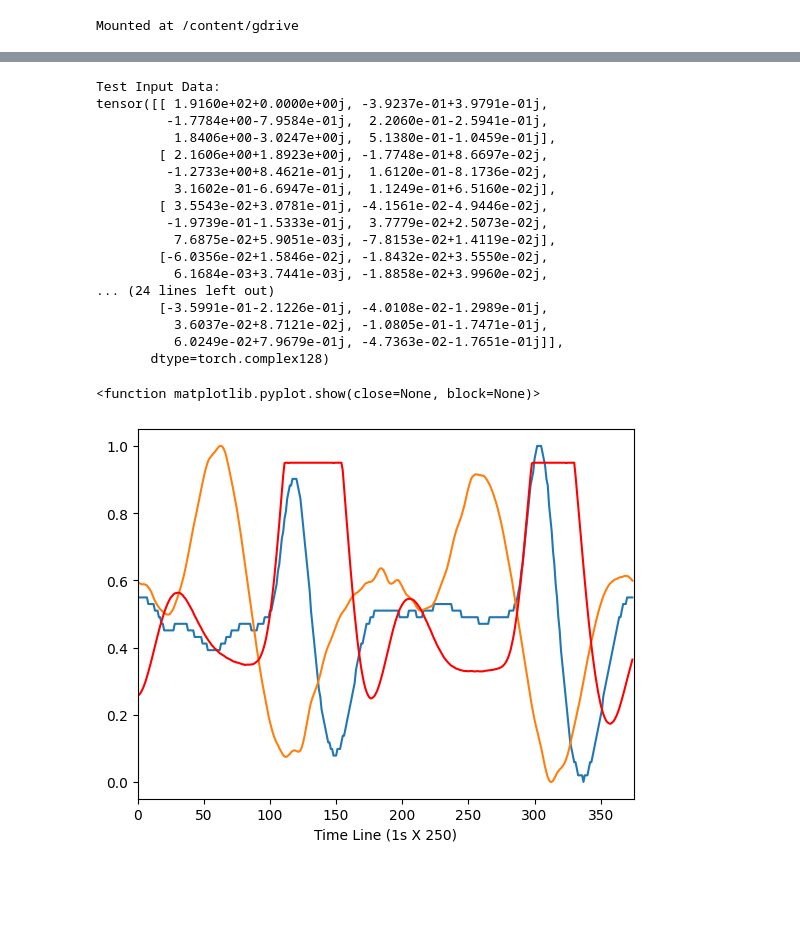
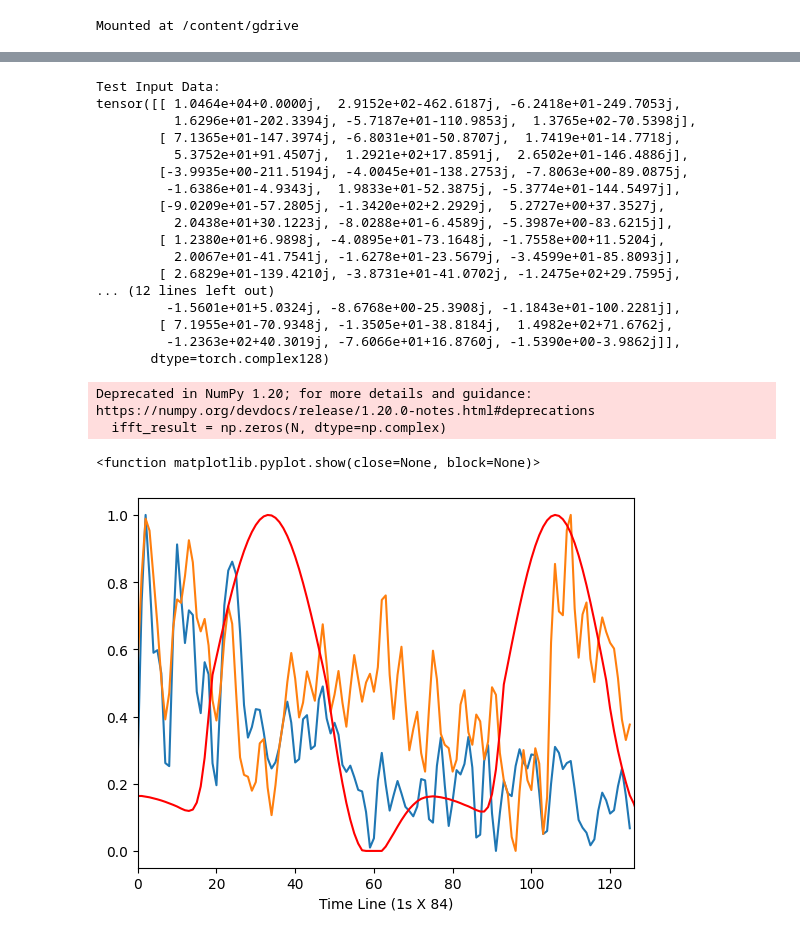
Before and after one commit to jihunyuk/Any, a Jupyter notebook: CVDNN.ipynb, the cells around one changed output, grey strips where cells are left out. Drawn from its saved outputs; the diff is of its cells as text; code cells hidden in the pictures; blank space fills up the shorter version.

```diff
--- a/CVDNN.ipynb
+++ b/CVDNN.ipynb
@@ -236,14 +230,14 @@ Deprecated in NumPy 1.20; for more details and guidance: https://numpy.org/devdo
 # %%
 input_data = []
-for i in range(100):
-  input_data.append(cal_fft(PPG_data_i[375*i:375*i+375,0]))
+for i in range(batch_size*200):
+  input_data.append(cal_fft(PPG_data_i[126*i:126*i+126,0]))
 
 input_data = torch.tensor(input_data)
 print(input_data.shape)
 
 target_data = []
-for i in range(100):
-  target_data.append(cal_fft(PPG_data_t[375*i:375*i+375,0]))
+for i in range(batch_size*200):
+  target_data.append(cal_fft(PPG_data_t[126*i:126*i+126,0]))
 
 target_data = torch.tensor(target_data)
 print(target_data.shape)
@@ -368,12 +362,12 @@ torch.Size([100, 6, 6])
 #                                 [-8.01307470e-01-1.17539870e+00j, -6.43716749e-01+1.84299500e-01j, 2.78554711e-01+5.28989825e-01j, 8.84357192e-01+8.97625293e-03j, -1.63172813e-01-1.54852574e-01j, -4.93067943e-01-5.41341393e-01j],
 #                                 [ 5.57833244e-01-5.09913114e-01j, 1.78262729e-01+3.37197619e-02j,-8.63511495e-01+1.58721666e-02j, -1.87782871e-01+1.20154923e-02j, 6.64601882e-01+1.24444247e-01j, 2.97823345e-01-2.87068753e-01j]])
 
-test_input_data = torch.tensor([[ 1.93042000e+02+0.00000000j,  4.09207601e-02+0.14651762j, 6.64054267e-01-0.76648741j, 5.44322995e-01+0.02088327j, -1.19760988e+00+0.39080878j, -1.55567378e+00+0.35742381j],
-                                [ 8.52866298e-01-0.95087898j,  1.44662111e+00-1.00689217j, -1.51995084e-01+0.20576122j,-2.62394085e-01+0.18778753j, -1.59327644e-01-0.11403948j, 3.24450807e-01-0.03612836j],
-                                [ 1.49310263e-01+0.02425299j, -2.16093316e-01-0.24106378j, -3.67346927e-03-0.14889485j, 1.84123591e-03+0.0302344j, 3.35397771e-03+0.04826655j, 5.09907722e-02-0.0527764j ],
-                                [ 4.50566258e-02-0.06332168j, -4.38758682e-03-0.03670718j, 8.11989295e-03-0.05389244j, -2.71283624e-03-0.04367939j,-5.53906445e-03-0.0607125j , 2.16992852e-02-0.0177252j ],
-                                [ 1.66607524e-02-0.04338699j,  1.84686592e-02-0.01756543j, 1.32633269e-02-0.05213726j, 3.89562439e-02-0.031745j, -1.02738596e-02-0.03492665j, 1.50654595e-02-0.02979708j],
-                                [ 6.65305590e-03-0.02148334j,  6.91621874e-05-0.00369673j, 1.94048965e-02-0.04556507j, -5.04140817e-06-0.0280051j ,8.26773303e-03-0.03383078j,  2.13253460e-02-0.02496391j]])
+test_input_data = torch.tensor([[ 4.57164000e+01+0.00000000e+00j, -9.51379277e-01+5.11330796e-01j, 3.74622065e+00-6.56355753e+00j,  1.25233783e+00+4.56066585e-02j, -1.07331891e+01-6.89883761e-02j, -1.40758264e+00-1.81633084e+00j],
+                                [ 5.30752865e+00+6.86827185e+00j, -1.02325371e+00+2.65794291e+00j, 2.14025841e+00-3.45869391e+00j,  1.91100068e+00+2.52267292e-01j, -2.04790398e+00-9.11180723e-01j, -1.43686395e-02-9.86235025e-01j],
+                                [-5.94704945e-01+1.43829790e+00j, -5.47066760e-01+5.28443594e-02j, 6.57704268e-01+3.31197655e-01j, -8.98900015e-02+7.18237350e-01j, 2.30125648e-01-2.12571376e-01j,  2.93160012e-01+4.80472898e-02j],
+                                [-5.38877611e-02-1.12646683e-01j, -1.03390184e-01-1.83206525e-01j, -1.01603056e-01+7.19123873e-02j, -1.25192000e-01-3.09967813e-02j, 2.05434280e-03+6.39246952e-02j, -3.99225964e-02+8.52201754e-02j],
+                                [ 5.01937826e-02+7.18690813e-02j,  2.98012589e-03+4.07512378e-02j, -4.21626872e-02-2.41175557e-02j, -8.04563945e-03+3.38911277e-03j, -4.70140147e-02+5.93328856e-02j, -3.17068336e-03+2.78125504e-02j],
+                                [-3.05647322e-02+7.33915538e-02j, -7.68340845e-02+3.79791839e-02j, -4.27713349e-02+7.55863168e-02j, -7.83351152e-03+2.12743640e-02j, 3.39653002e-02+2.31531603e-02j, -7.15244446e-02+5.21809420e-02j]])
 
 
 # 모델 예측
@@ -388,11 +382,11 @@ print("Predicted Output:")
 print(test_output.squeeze())
 
 # 결과 플롯팅
-plt.xlim(0,375)
-plt.xlabel('Time Line (1s X 250)')
+plt.xlim(0,126)
+plt.xlabel('Time Line (1s X 84)')
 plt.plot(cal_ifft(test_input_data))
 plt.plot(cal_ifft(test_output.squeeze()))
-plt.plot(cal_ifft(cal_fft(PPG_data_t[0:375,0])), color = 'r')
+plt.plot(cal_ifft(cal_fft(PPG_data_t[0:126,0])), color = 'r')
 plt.savefig("temp", dpi=300)
 plt.show
 # %% [output]
@@ -426,22 +420,18 @@ df_t_test = []
 
 list_p = [22]
 for i in list_p:
-    PPG_data_path = '/content/gdrive/MyDrive/ppg_data/' + str(i) + '/ppg_' + str(i) + '_' + '250' + 'g.txt'
-
-    PPG_data = pd.read_csv(PPG_data_path)
-    PPG_data = pd.DataFrame(PPG_data.iloc[47800:48175,1])/1000
+    PPG_data_path = '/content/gdrive/MyDrive/ppg_data/input/input (' + str(i) + ').npy'
+    PPG_data = np.load(PPG_data_path)
     PPG_data = np.array(PPG_data).reshape(-1)
     df_i_test.append(PPG_data)
 
 for i in list_p:
-    PPG_data_path = '/content/gdrive/MyDrive/ppg_data/' + str(i) + '/ppg_' + str(i) + '_' + '250' + 'g.txt'
-
-    PPG_data = pd.read_csv(PPG_data_path)
-    PPG_data = pd.DataFrame(PPG_data.iloc[47800:48175,2])/1000
+    PPG_data_path = '/content/gdrive/MyDrive/ppg_data/target/target (' + str(i) + ').npy'
+    PPG_data = np.load(PPG_data_path)
     PPG_data = np.array(PPG_data).reshape(-1)
     df_t_test.append(PPG_data)
 
-df_i_test = np.array(df_i_test)
+df_i_test = np.array(df_i_test[:126])
 
 df_i_test = df_i_test.reshape(-1,1)
 test_input_data = torch.tensor(cal_fft(df_i_test[:,0]))
@@ -459,8 +449,8 @@ print("Predicted Output:")
 print(test_output.squeeze())
 
 # 결과 플롯팅
-plt.xlim(0,375)
-plt.xlabel('Time Line (1s X 250)')
+plt.xlim(0,126)
+plt.xlabel('Time Line (1s X 84)')
 plt.plot(cal_ifft(test_input_data))
 plt.plot(cal_ifft(test_output.squeeze()))
 plt.plot(df_t_test[0], color = 'r')
@@ -474,22 +462,24 @@ Deprecated in NumPy 1.20; for more details and guidance: https://numpy.org/devdo
 Test Input Data:
-tensor([[ 1.9160e+02+0.0000e+00j, -3.9237e-01+3.9791e-01j,
-         -1.7784e+00-7.9584e-01j,  2.2060e-01-2.5941e-01j,
-          1.8406e+00-3.0247e+00j,  5.1380e-01-1.0459e-01j],
-        [ 2.1606e+00+1.8923e+00j, -1.7748e-01+8.6697e-02j,
-         -1.2733e+00+8.4621e-01j,  1.6120e-01-8.1736e-02j,
-          3.1602e-01-6.6947e-01j,  1.1249e-01+6.5160e-02j],
-        [ 3.5543e-02+3.0781e-01j, -4.1561e-02-4.9446e-02j,
-         -1.9739e-01-1.5333e-01j,  3.7779e-02+2.5073e-02j,
-          7.6875e-02+5.9051e-03j, -7.8153e-02+1.4119e-02j],
-        [-6.0356e-02+1.5846e-02j, -1.8432e-02+3.5550e-02j,
-          6.1684e-03+3.7441e-03j, -1.8858e-02+3.9960e-02j,
-... (24 lines left out)
-        [-3.5991e-01-2.1226e-01j, -4.0108e-02-1.2989e-01j,
-          3.6037e-02+8.7121e-02j, -1.0805e-01-1.7471e-01j,
-          6.0249e-02+7.9679e-01j, -4.7363e-02-1.7651e-01j]],
+tensor([[ 1.0464e+04+0.0000j,  2.9152e+02-462.6187j, -6.2418e+01-249.7053j,
+          1.6296e+01-202.3394j, -5.7187e+01-110.9853j,  1.3765e+02-70.5398j],
+        [ 7.1365e+01-147.3974j, -6.8031e+01-50.8707j,  1.7419e+01-14.7718j,
+          5.3752e+01+91.4507j,  1.2921e+02+17.8591j,  2.6502e+01-146.4886j],
+        [-3.9935e+00-211.5194j, -4.0045e+01-138.2753j, -7.8063e+00-89.0875j,
+         -1.6386e+01-4.9343j,  1.9833e+01-52.3875j, -5.3774e+01-144.5497j],
+        [-9.0209e+01-57.2805j, -1.3420e+02+2.2929j,  5.2727e+00+37.3527j,
+          2.0438e+01+30.1223j, -8.0288e+01-6.4589j, -5.3987e+00-83.6215j],
+        [ 1.2380e+01+6.9898j, -4.0895e+01-73.1648j, -1.7558e+00+11.5204j,
+          2.0067e+01-41.7541j, -1.6278e+01-23.5679j, -3.4599e+01-85.8093j],
+        [ 2.6829e+01-139.4210j, -3.8731e+01-41.0702j, -1.2475e+02+29.7595j,
+... (12 lines left out)
+         -1.5601e+01+5.0324j, -8.6768e+00-25.3908j, -1.1843e+01-100.2281j],
+        [ 7.1955e+01-70.9348j, -1.3505e+01-38.8184j,  1.4982e+02+71.6762j,
+         -1.2363e+02+40.3019j, -7.6066e+01+16.8760j, -1.5390e+00-3.9862j]],
        dtype=torch.complex128)
-<function matplotlib.pyplot.show(close=None, block=None)>
+Deprecated in NumPy 1.20; for more details and guidance: https://numpy.org/devdocs/release/1.20.0-notes.html#deprecations
+  ifft_result = np.zeros(N, dtype=np.complex)
+<function matplotlib.pyplot.show(close=None, block=None)>
-[figure, old version]
+[figure, new version]
 # %%
 # 심박수 호흡수 출력 함수 정의
 def cal_rate(x):
```
Also changed, not shown: parts of 17 cells of this notebook.
